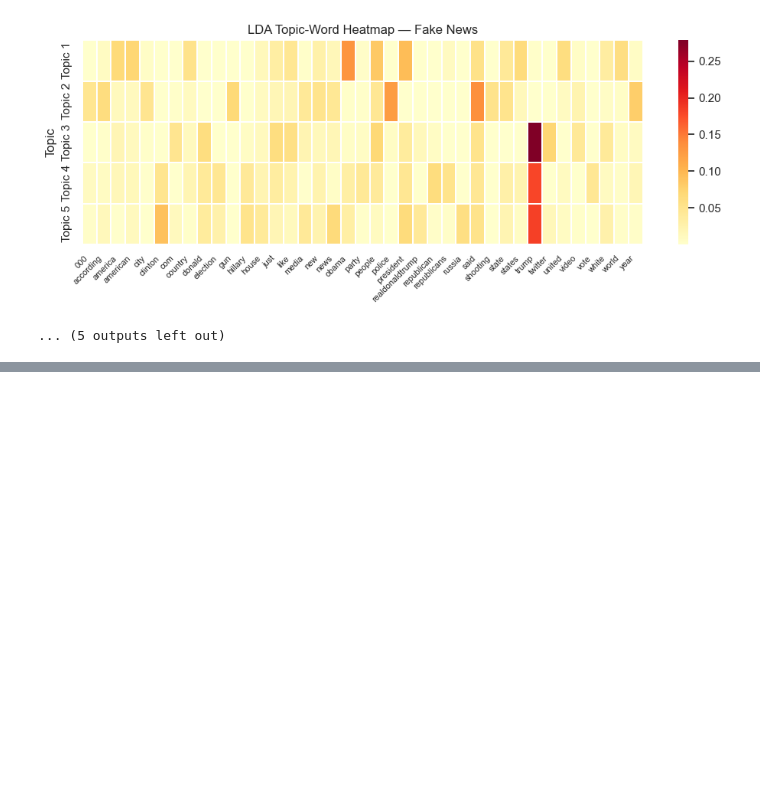
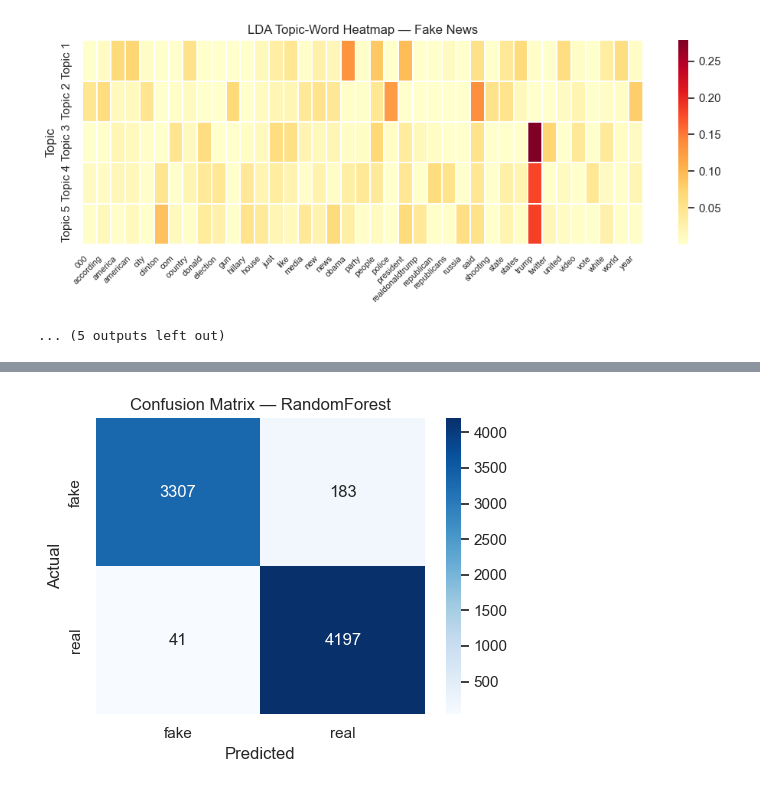
Before and after one commit to IanChen611/114-2-NLP-Fake-News, a Jupyter notebook: src/main.ipynb, the cells around one changed output, grey strips where cells are left out. Cells and saved outputs as stored; diff of their text form; code cells hidden in the pictures; blank space fills up the shorter version.

```diff
--- a/src/main.ipynb
+++ b/src/main.ipynb
@@ -769,25 +796,19 @@ data_root = os.path.normpath(os.path.join(os.getcwd(), '..', 'dataset'))
 plots_dir = os.path.join(data_root, 'plots')
 os.makedirs(plots_dir, exist_ok=True)
 
-# Load cleaned data and prepare test set (match Step5 sampling)
-df = pd.read_csv(os.path.join(data_root, 'cleaned_news.csv'))
-sample_n = 8000
-if sample_n is not None and len(df) > sample_n:
-    df = df.sample(n=sample_n, random_state=42)
-texts = df['text'].astype(str).tolist()
-labels = df['label'].astype(int).tolist()
-X_train, X_test, y_train, y_test = train_test_split(texts, labels, test_size=0.2, stratify=labels, random_state=42)
-
-# Ensure TF-IDF + RF available (reuse if in kernel, else train a quick baseline)
+# 優先使用 Step 5 已建立的 tfidf / rf / X_test / y_test（避免重複訓練且確保 split 一致）
 try:
-    tfidf
-    rf
-    Xte_tfidf
-    print('Using TF-IDF + RF from kernel.')
+    _ = tfidf, rf, Xte_tfidf, X_test, y_test
+    print(f'Using TF-IDF + RF from kernel. X_test size: {len(y_test)}')
 except NameError:
+    print('No RF in kernel — training from scratch (no artificial sample cap)...')
     from sklearn.feature_extraction.text import TfidfVectorizer
     from sklearn.ensemble import RandomForestClassifier
-    print('Training TF-IDF + RandomForest for reporting...')
+    df = pd.read_csv(os.path.join(data_root, 'cleaned_news.csv'))
+    texts = df['text'].astype(str).tolist()
+    labels = df['label'].astype(int).tolist()
+    X_train, X_test, y_train, y_test = train_test_split(
+        texts, labels, test_size=0.2, stratify=labels, random_state=42)
     tfidf = TfidfVectorizer(max_features=20000, stop_words='english')
     Xtr_tfidf = tfidf.fit_transform(X_train)
     Xte_tfidf = tfidf.transform(X_test)
@@ -796,20 +817,20 @@ except NameError:
 
 # Evaluate RandomForest
 y_pred_rf = rf.predict(Xte_tfidf)
-y_prob_rf = rf.predict_proba(Xte_tfidf) if hasattr(rf, 'predict_proba') else None
-rf_acc = accuracy_score(y_test, y_pred_rf)
-rf_prec = precision_score(y_test, y_pred_rf, average='binary')
-rf_rec = recall_score(y_test, y_pred_rf, average='binary')
-rf_f1 = f1_score(y_test, y_pred_rf, average='binary')
-print('RandomForest — Accuracy: {:.4f}, Precision: {:.4f}, Recall: {:.4f}, F1: {:.4f}'.format(rf_acc, rf_prec, rf_rec, rf_f1))
+rf_acc   = accuracy_score(y_test, y_pred_rf)
+rf_prec  = precision_score(y_test, y_pred_rf, average='binary')
+rf_rec   = recall_score(y_test, y_pred_rf, average='binary')
+rf_f1    = f1_score(y_test, y_pred_rf, average='binary')
+print('RandomForest — Accuracy: {:.4f}, Precision: {:.4f}, Recall: {:.4f}, F1: {:.4f}'.format(
+    rf_acc, rf_prec, rf_rec, rf_f1))
 print(classification_report(y_test, y_pred_rf))
 
 # Confusion matrix (RF)
 cm_rf = confusion_matrix(y_test, y_pred_rf)
-plt.figure(figsize=(5,4))
-sns.heatmap(cm_rf, annot=True, fmt='d', cmap='Blues', xticklabels=['fake','real'], yticklabels=['fake','real'])
-plt.xlabel('Predicted')
-plt.ylabel('Actual')
+plt.figure(figsize=(5, 4))
+sns.heatmap(cm_rf, annot=True, fmt='d', cmap='Blues',
+            xticklabels=['fake', 'real'], yticklabels=['fake', 'real'])
+plt.xlabel('Predicted'); plt.ylabel('Actual')
 plt.title('Confusion Matrix — RandomForest')
 rf_cm_path = os.path.join(plots_dir, f'rf_confusion_matrix_{int(time.time())}.png')
 plt.tight_layout()
@@ -817,52 +838,55 @@ plt.savefig(rf_cm_path, bbox_inches='tight')
 plt.show()
 print('Saved RF confusion matrix to', rf_cm_path)
 
-# Try to evaluate BERT (if available as pipeline or trainer)
+# Try to evaluate BERT (if bert_clf pipeline was built in this kernel)
 bert_metrics = None
 try:
     if 'bert_clf' in globals():
         bert_preds = []
         batch = 32
         for i in range(0, len(X_test), batch):
-            batch_texts = X_test[i:i+batch]
-            res = bert_clf(batch_texts, truncation=True, max_length=256)
+            res = bert_clf(X_test[i:i+batch], truncation=True, max_length=256)
             for r in res:
                 lab = r.get('label')
-                if isinstance(lab, str) and lab.startswith('LABEL_'):
-                    bert_preds.append(int(lab.split('_')[-1]))
+                if lab in ('FAKE', 'fake', 'LABEL_0', '0'):
+                    bert_preds.append(0)
+                elif lab in ('REAL', 'real', 'LABEL_1', '1'):
+                    bert_preds.append(1)
                 else:
-                    try:
-                        bert_preds.append(int(lab))
-                    except Exception:
-                        bert_preds.append(1 if r.get('score',0) > 0.5 else 0)
+                    bert_preds.append(1 if r.get('score', 0) > 0.5 else 0)
         if bert_preds:
-            bert_acc = accuracy_score(y_test, bert_preds)
+            bert_acc  = accuracy_score(y_test, bert_preds)
             bert_prec = precision_score(y_test, bert_preds, average='binary')
-            bert_rec = recall_score(y_test, bert_preds, average='binary')
-            bert_f1 = f1_score(y_test, bert_preds, average='binary')
-            print('BERT — Accuracy: {:.4f}, Precision: {:.4f}, Recall: {:.4f}, F1: {:.4f}'.format(bert_acc, bert_prec, bert_rec, bert_f1))
+            bert_rec  = recall_score(y_test, bert_preds, average='binary')
+            bert_f1   = f1_score(y_test, bert_preds, average='binary')
+            print('BERT — Accuracy: {:.4f}, Precision: {:.4f}, Recall: {:.4f}, F1: {:.4f}'.format(
+                bert_acc, bert_prec, bert_rec, bert_f1))
             print(classification_report(y_test, bert_preds))
             cm_bert = confusion_matrix(y_test, bert_preds)
-            plt.figure(figsize=(5,4))
-            sns.heatmap(cm_bert, annot=True, fmt='d', cmap='Greens', xticklabels=['fake','real'], yticklabels=['fake','real'])
-            plt.xlabel('Predicted')
-            plt.ylabel('Actual')
+            plt.figure(figsize=(5, 4))
+            sns.heatmap(cm_bert, annot=True, fmt='d', cmap='Greens',
+                        xticklabels=['fake', 'real'], yticklabels=['fake', 'real'])
+            plt.xlabel('Predicted'); plt.ylabel('Actual')
             plt.title('Confusion Matrix — BERT')
             bert_cm_path = os.path.join(plots_dir, f'bert_confusion_matrix_{int(time.time())}.png')
             plt.tight_layout()
             plt.savefig(bert_cm_path, bbox_inches='tight')
             plt.show()
             print('Saved BERT confusion matrix to', bert_cm_path)
-            bert_metrics = {'model':'BERT', 'accuracy':bert_acc, 'precision':bert_prec, 'recall':bert_rec, 'f1':bert_f1}
+            bert_metrics = {'model': 'BERT', 'accuracy': bert_acc, 'precision': bert_prec,
+                            'recall': bert_rec, 'f1': bert_f1}
+    else:
+        print('bert_clf not in kernel — BERT evaluation skipped.')
+        print('Run Step 5 first, or load the checkpoint in Step 8.')
 except Exception as e:
     print('BERT evaluation skipped or failed:', e)
 
 # Save metrics to CSV
-metrics = [{'model':'RandomForest', 'accuracy':rf_acc, 'precision':rf_prec, 'recall':rf_rec, 'f1':rf_f1}]
+metrics = [{'model': 'RandomForest', 'accuracy': rf_acc, 'precision': rf_prec,
+             'recall': rf_rec, 'f1': rf_f1}]
 if bert_metrics is not None:
     metrics.append(bert_metrics)
 out_csv = os.path.join(data_root, 'test_report_metrics.csv')
 pd.DataFrame(metrics).to_csv(out_csv, index=False)
 print('Saved test metrics to', out_csv)
-
-# Also save confusion matrices as separate images (paths already printed)
+# %% [output]
@@ -868,0 +903 @@ print('Saved test metrics to', out_csv)
+[figure, added]
```
Also changed, not shown: parts of 5 cells of this notebook, 3 other files.
